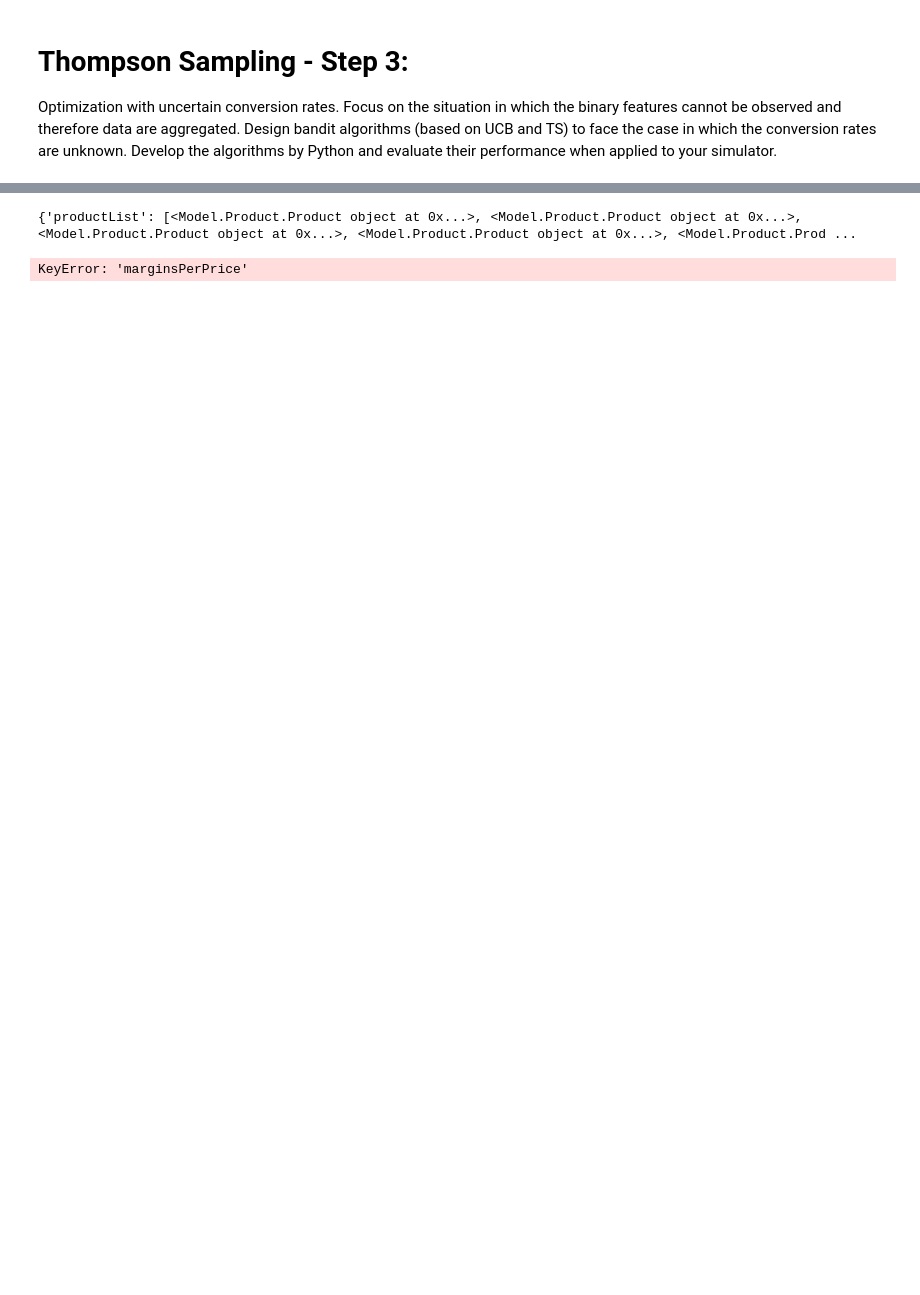
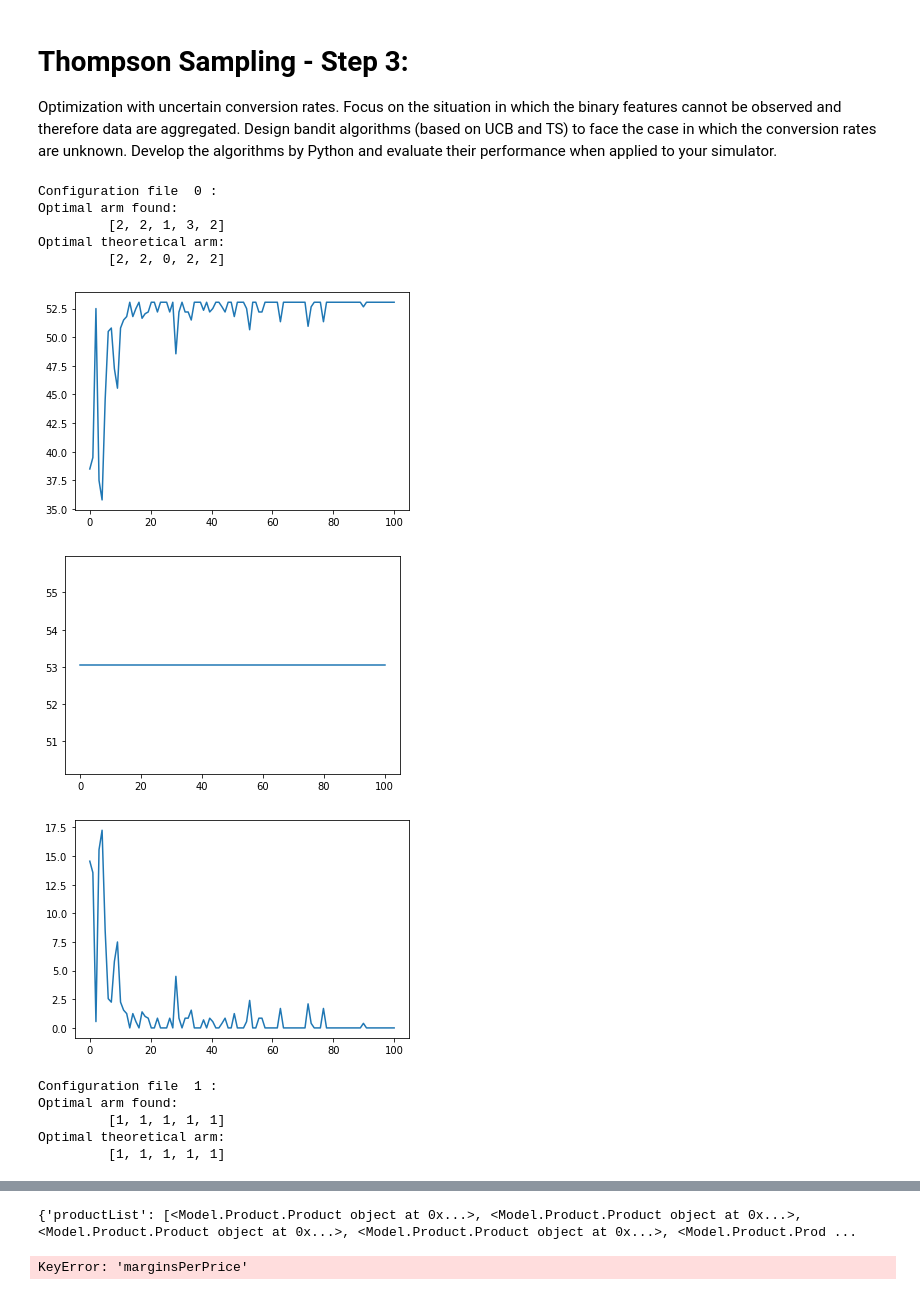
Before and after one commit to alemolteni/team4_projectOLA, a Jupyter notebook: Step3-TS.ipynb, the cells around one changed output, grey strips where cells are left out. Saved outputs shown, nothing was run; the diff lists cells and outputs as text; code cells hidden in the pictures; blank space fills up the shorter version.

```diff
--- a/Step3-TS.ipynb
+++ b/Step3-TS.ipynb
@@ -99,7 +99,7 @@ def total_margin_per_node(envReturn, marginsPerPrice, pulledArm):
             TotMargin += marginsPerPrice[e.product][pulledArm[e.product]] * e.units
     return TotMargin
 
-files = ['./Configs/config1.json']
+files = ['./Configs/config1.json', './Configs/config3.json']
 #files = ['./Configs/config1.json', './Configs/Config2.json']
 env = []
 tsLearners = []
@@ -158,38 +158,52 @@ for i in range(0, len(env)):
         ts_single_margin /= n_loops
         tsLearners[i].update(ts_interactions, pulledArm)
 
     # compute the margin for the optimal
         armConvRates = []
         armMargins = []
         pulledArm = optimal_arms[i]
         for k in range(0, len(pulledArm)):
             armMargins.append(config_margins[i][k][pulledArm[k]])
             armConvRates.append(conv_rates[i][k][pulledArm[k]])
 
         graphEval = GraphEvaluator(products_list=prod_lists[i], click_prob_matrix=click_probs[i], lambda_prob=lambdas[i],
                     alphas=alphas[i], conversion_rates=armConvRates, margins=armMargins, units_mean=units_means[i], verbose=False)
 
         env[i].setPriceLevels(pulledArm)
         for k in range(0, n_loops):
             opt_interactions = env[i].round()
             opt_single_margin += graphEval.computeMargin()
             #opt_single_margin += total_margin_per_node(opt_interactions, config_margins[i], pulledArm)
         opt_single_margin /= n_loops
 
         #add the margins
         ts_learner_margins = np.append(ts_learner_margins, ts_single_margin)
         optimal_margins = np.append(optimal_margins, opt_single_margin)
 
     tot_ts_learner_margins.append(ts_learner_margins)
     tot_optimal_margins.append(optimal_margins)
     print("Configuration file ", i, ":\nOptimal arm found:\n\t", tsLearners[i].pull_arm(), "\nOptimal theoretical arm:\n\t", optimal_arms[i])
 
 
-x = np.linspace(0, n_experiments, n_experiments)
-fig1, ax1 = plt.subplots()
-ax1.plot(x, tot_ts_learner_margins[0])
-fig2, ax2 = plt.subplots()
-ax2.plot(x, tot_optimal_margins[0])
-fig3, ax3 = plt.subplots()
-ax3.plot(x, tot_optimal_margins[0]-tot_ts_learner_margins[0])
-plt.show()
+    x = np.linspace(0, n_experiments, n_experiments)
+    fig1, ax1 = plt.subplots()
+    ax1.plot(x, tot_ts_learner_margins[i])
+    fig2, ax2 = plt.subplots()
+    ax2.plot(x, tot_optimal_margins[i])
+    fig3, ax3 = plt.subplots()
+    ax3.plot(x, tot_optimal_margins[i]-tot_ts_learner_margins[i])
+    plt.show()
+# %% [output]
+Configuration file  0 :
+Optimal arm found:
+         [2, 2, 1, 3, 2]
+Optimal theoretical arm:
+         [2, 2, 0, 2, 2]
+[figure, added]
+[figure, added]
+[figure, added]
+Configuration file  1 :
+Optimal arm found:
+         [1, 1, 1, 1, 1]
+Optimal theoretical arm:
+         [1, 1, 1, 1, 1]
```
Also changed, not shown: parts of 1 cell of this notebook, 3 other files.
